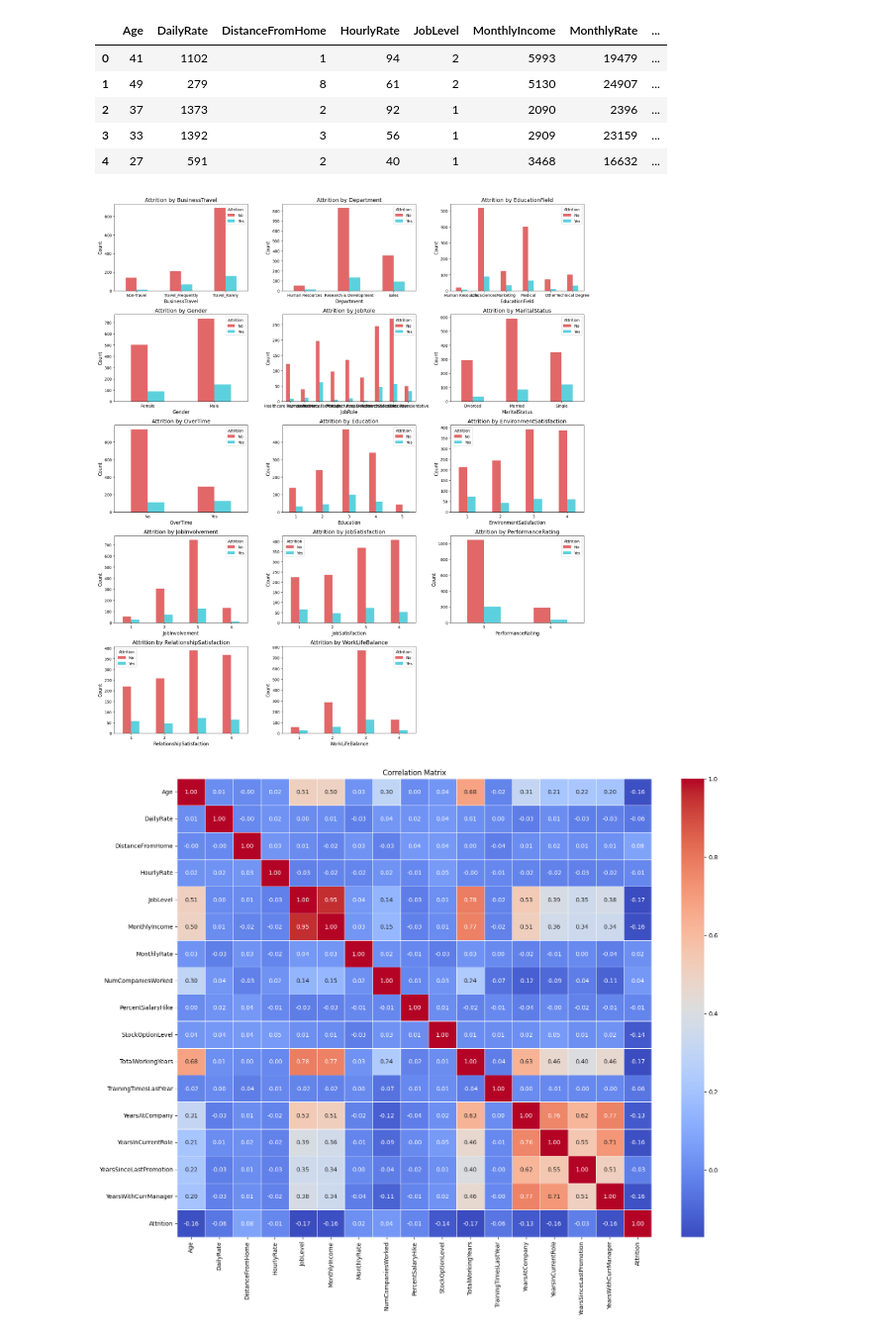
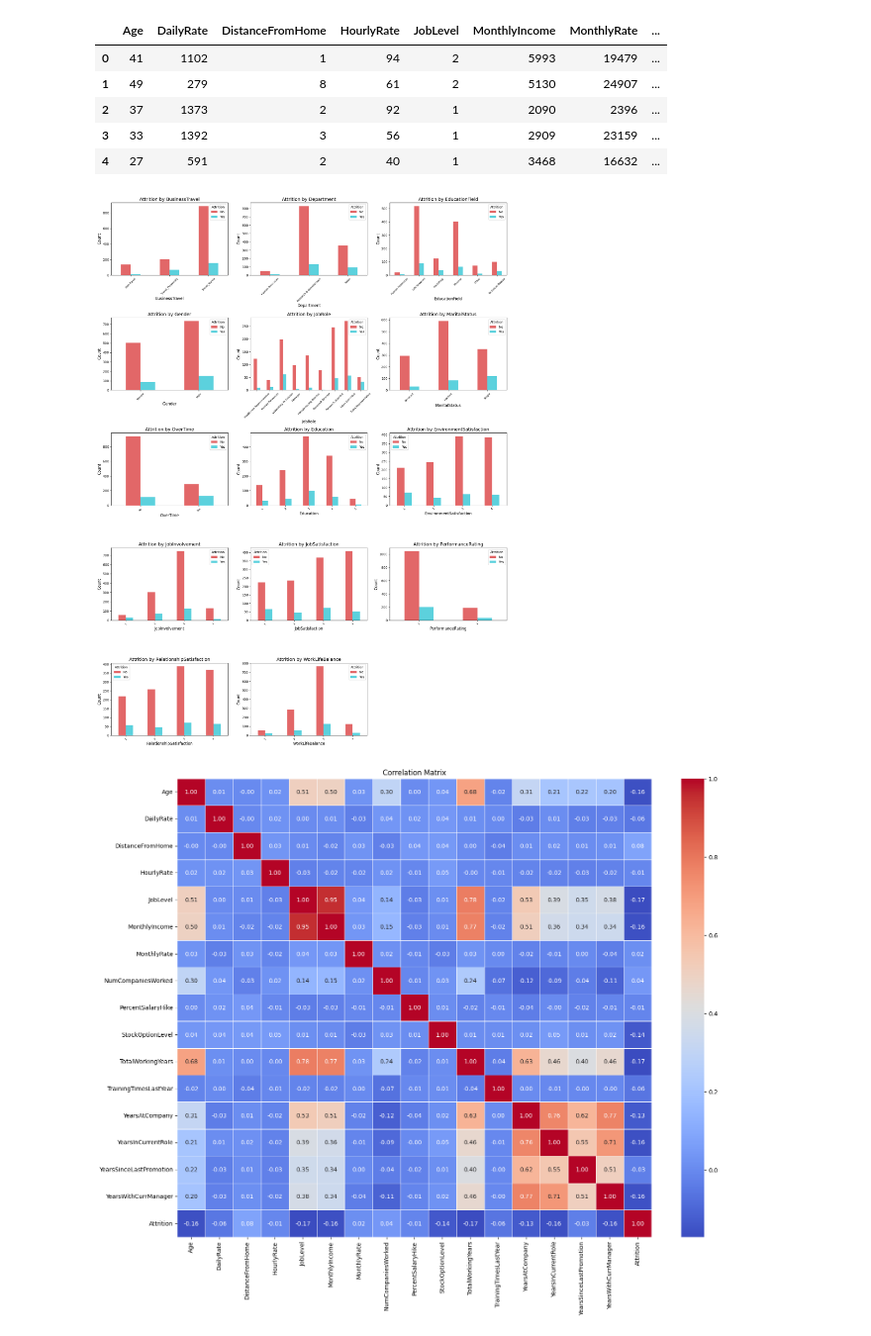
Before and after one commit to codehass/retention-ai-hr-assistant-API, a Jupyter notebook: ml/eda.ipynb, the cells around one changed output. Shown at 99% size. Saved outputs shown, nothing was run; the diff lists cells and outputs as text; code cells hidden in the pictures.

```diff
--- a/ml/eda.ipynb
+++ b/ml/eda.ipynb
@@ -226,7 +226,7 @@ def display_count_plots(columns, num_row, num_col, url):
         return
 
     # Create subplots (4 rows, 3 columns)
-    _, axes = plt.subplots(num_row, num_col, figsize=(18, 20))
+    _, axes = plt.subplots(num_row, num_col, figsize=(18, 24))
 
     for i in range(len(columns)):
         if columns[i] not in data_frame.columns:
@@ -234,35 +234,35 @@ def display_count_plots(columns, num_row, num_col, url):
             continue
 
         row = i // num_col
         col = i % num_col
 
         churn = data_frame.groupby([columns[i], "Attrition"]).size().unstack()
 
         if churn.empty:
             axes[row, col].axis('off')
         else:
             churn.plot(kind="bar", stacked=False, ax=axes[row, col], color=["#d62728", "#17becf"], alpha=0.7)
 
             axes[row, col].set_title(f'Attrition by {columns[i]}', fontsize=14)
             axes[row, col].set_xlabel(columns[i], fontsize=12)
             axes[row, col].set_ylabel('Count', fontsize=12)
-            axes[row, col].tick_params(axis='x', rotation=0, labelsize=10)
+            axes[row, col].tick_params(axis='x', rotation=45, labelsize=8)
 
     for i in range(len(columns), num_row * num_col):
         row = i // num_col
         col = i % num_col
         axes[row, col].axis('off')
 
     plt.tight_layout()
     plt.show()
 
 
 
 url = "./data/retention_data.csv"
 
 display_count_plots(categorical_columns, 5, 3, url)
 # %% [output]
-[figure, old version]
+[figure, new version]
 # %%
 correlation_matrix = numerical_df.corr()
 correlation_matrix
```
Also changed, not shown: parts of 4 cells of this notebook, 3 other files.
